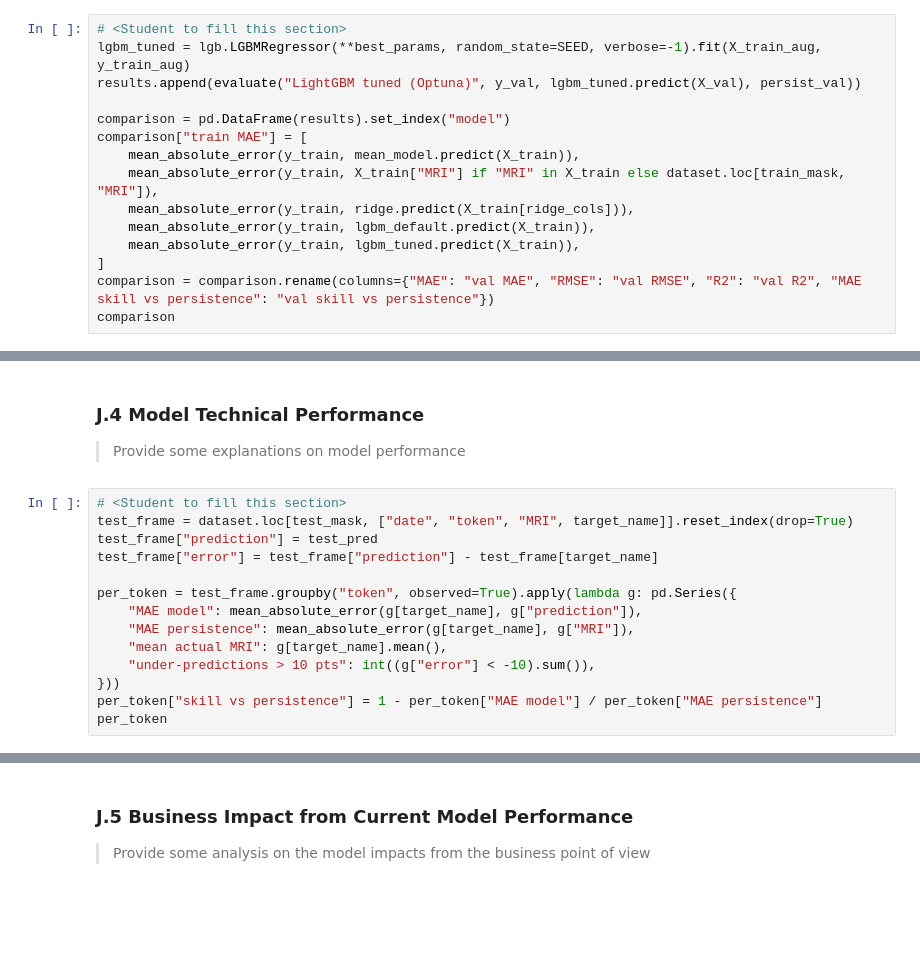
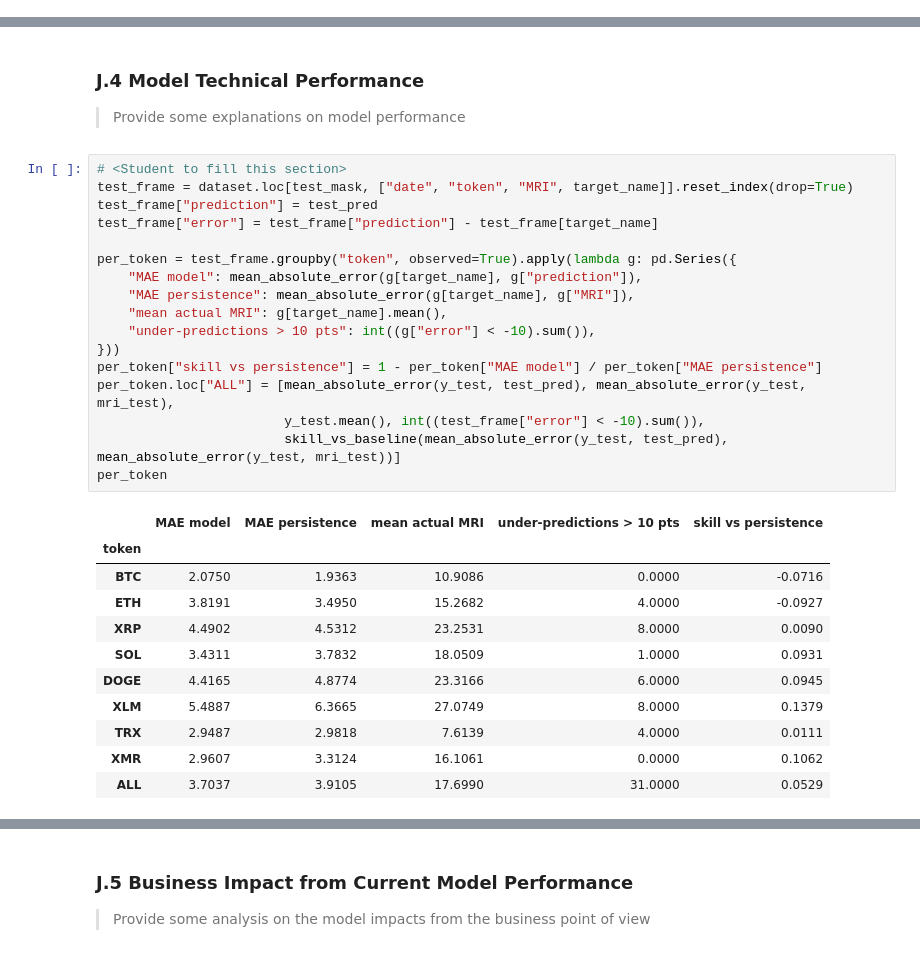
Before and after one commit to vigneshcrack/36120-26SP-AT3-Group08-experiments, a Jupyter notebook: notebooks/student_b/36120_26SP_AT3_08_25740287_experiment.ipynb, the cells around one changed output, grey strips where cells are left out. Cells and saved outputs as stored; diff of their text form; blank space fills up the shorter version.

```diff
--- a/notebooks/student_b/36120_26SP_AT3_08_25740287_experiment.ipynb
+++ b/notebooks/student_b/36120_26SP_AT3_08_25740287_experiment.ipynb
@@ -1085,17 +1796,2 @@ print_tile(size="h3", key='hyperparameters_selection_explanations', value=hyperp
 # %% [markdown]
 ### J.3 Fit Model
-# %%
-# <Student to fill this section>
-lgbm_tuned = lgb.LGBMRegressor(**best_params, random_state=SEED, verbose=-1).fit(X_train_aug, y_train_aug)
-results.append(evaluate("LightGBM tuned (Optuna)", y_val, lgbm_tuned.predict(X_val), persist_val))
-
-comparison = pd.DataFrame(results).set_index("model")
-comparison["train MAE"] = [
-    mean_absolute_error(y_train, mean_model.predict(X_train)),
-    mean_absolute_error(y_train, X_train["MRI"] if "MRI" in X_train else dataset.loc[train_mask, "MRI"]),
-    mean_absolute_error(y_train, ridge.predict(X_train[ridge_cols])),
-    mean_absolute_error(y_train, lgbm_default.predict(X_train)),
-    mean_absolute_error(y_train, lgbm_tuned.predict(X_train)),
-]
-comparison = comparison.rename(columns={"MAE": "val MAE", "RMSE": "val RMSE", "R2": "val R2", "MAE skill vs persistence": "val skill vs persistence"})
-comparison
@@ -1128,17 +1897,32 @@ test_results
 # %%
 # <Student to fill this section>
 test_frame = dataset.loc[test_mask, ["date", "token", "MRI", target_name]].reset_index(drop=True)
 test_frame["prediction"] = test_pred
 test_frame["error"] = test_frame["prediction"] - test_frame[target_name]
 
 per_token = test_frame.groupby("token", observed=True).apply(lambda g: pd.Series({
     "MAE model": mean_absolute_error(g[target_name], g["prediction"]),
     "MAE persistence": mean_absolute_error(g[target_name], g["MRI"]),
     "mean actual MRI": g[target_name].mean(),
     "under-predictions > 10 pts": int((g["error"] < -10).sum()),
 }))
 per_token["skill vs persistence"] = 1 - per_token["MAE model"] / per_token["MAE persistence"]
+per_token.loc["ALL"] = [mean_absolute_error(y_test, test_pred), mean_absolute_error(y_test, mri_test),
+                        y_test.mean(), int((test_frame["error"] < -10).sum()),
+                        skill_vs_baseline(mean_absolute_error(y_test, test_pred), mean_absolute_error(y_test, mri_test))]
 per_token
+# %% [output]
+|  | MAE model | MAE persistence | mean actual MRI | under-predictions > 10 pts | skill vs persistence |
+| token |  |  |  |  |  |
+| BTC | 2.0750 | 1.9363 | 10.9086 | 0.0000 | -0.0716 |
+| ETH | 3.8191 | 3.4950 | 15.2682 | 4.0000 | -0.0927 |
+| XRP | 4.4902 | 4.5312 | 23.2531 | 8.0000 | 0.0090 |
+| SOL | 3.4311 | 3.7832 | 18.0509 | 1.0000 | 0.0931 |
+| DOGE | 4.4165 | 4.8774 | 23.3166 | 6.0000 | 0.0945 |
+| XLM | 5.4887 | 6.3665 | 27.0749 | 8.0000 | 0.1379 |
+| TRX | 2.9487 | 2.9818 | 7.6139 | 4.0000 | 0.0111 |
+| XMR | 2.9607 | 3.3124 | 16.1061 | 0.0000 | 0.1062 |
+| ALL | 3.7037 | 3.9105 | 17.6990 | 31.0000 | 0.0529 |
 # %%
 fig, axes = plt.subplots(1, 3, figsize=(17, 4.5))
 axes[0].scatter(test_frame[target_name], test_frame["prediction"], s=5, alpha=0.4)
```
Also changed, not shown: parts of 122 cells of this notebook, 6 other files.
